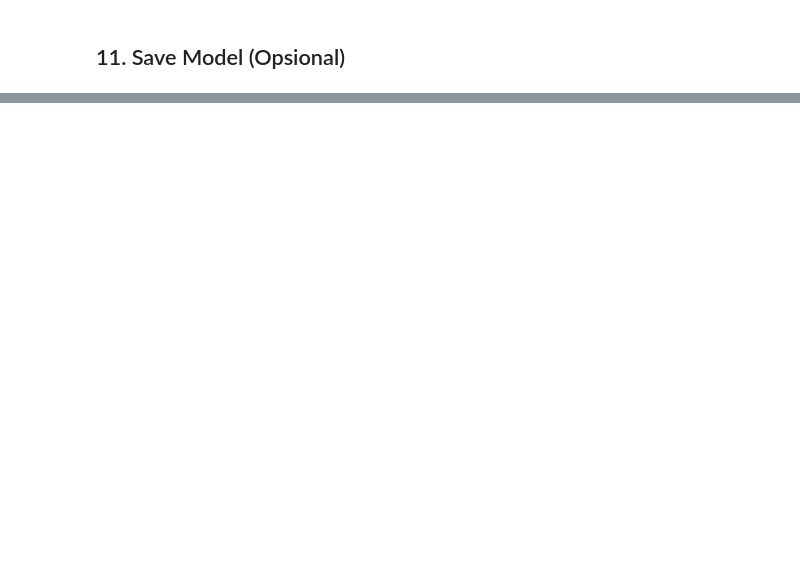
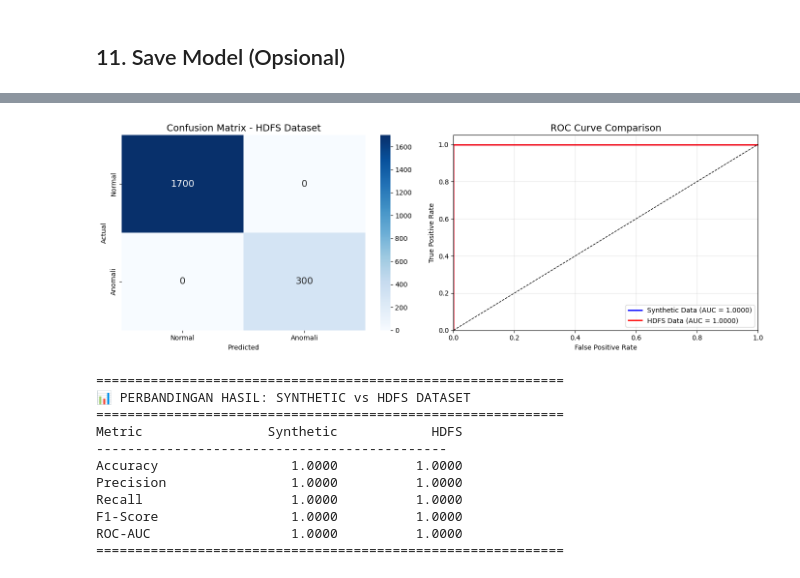
Before and after one commit to rehanalfarizu/-Deteksi-Anomali-Log-Sistem-Menggunakan-Model-Sequence-Berbasis-Deep-Learning, a Jupyter notebook: notebooks/Anomaly_Detection_Colab.ipynb, the cells around one changed output, grey strips where cells are left out. Drawn from its saved outputs; the diff is of its cells as text; code cells hidden in the pictures; blank space fills up the shorter version.

```diff
--- a/notebooks/Anomaly_Detection_Colab.ipynb
+++ b/notebooks/Anomaly_Detection_Colab.ipynb
@@ -704,0 +1051,19 @@ Model LSTM berhasil dilatih untuk mendeteksi anomali pada log sistem dengan hasi
+# %%
+# Generate HDFS Dataset
+hdfs_generator = HDFSLogGenerator(seed=42, anomaly_ratio=0.15)
+df_hdfs = hdfs_generator.generate_logs(num_logs=10000)
+
+print("\n" + "="*50)
+print("📊 STATISTIK DATASET HDFS")
+print("="*50)
+print(f"Total logs: {len(df_hdfs)}")
+print(f"Normal logs: {len(df_hdfs[df_hdfs['label'] == 0])} ({len(df_hdfs[df_hdfs['label'] == 0])/len(df_hdfs)*100:.1f}%)")
+print(f"Anomaly logs: {len(df_hdfs[df_hdfs['label'] == 1])} ({len(df_hdfs[df_hdfs['label'] == 1])/len(df_hdfs)*100:.1f}%)")
+
+print("\n📝 Sample HDFS Normal Logs:")
+for log in df_hdfs[df_hdfs['label'] == 0]['log_message'].head(3):
+    print(f"  🟢 {log[:90]}...")
+
+print("\n📝 Sample HDFS Anomaly Logs:")
+for log in df_hdfs[df_hdfs['label'] == 1]['log_message'].head(3):
+    print(f"  🔴 {log[:90]}...")
@@ -704,0 +1234,57 @@ Model LSTM berhasil dilatih untuk mendeteksi anomali pada log sistem dengan hasi
+# %%
+# ============================================
+# VISUALISASI PERBANDINGAN HASIL
+# ============================================
+
+# Confusion Matrix HDFS
+fig, axes = plt.subplots(1, 2, figsize=(14, 5))
+
+# CM HDFS
+cm_hdfs = confusion_matrix(y_test_hdfs, y_pred_hdfs)
+sns.heatmap(cm_hdfs, annot=True, fmt='d', cmap='Blues', ax=axes[0],
+            xticklabels=['Normal', 'Anomali'], yticklabels=['Normal', 'Anomali'],
+            annot_kws={'size': 14})
+axes[0].set_title('Confusion Matrix - HDFS Dataset', fontsize=14)
+axes[0].set_ylabel('Actual')
+axes[0].set_xlabel('Predicted')
+
+# ROC Curve Comparison
+axes[1].plot(fpr, tpr, 'b-', lw=2, label=f'Synthetic Data (AUC = {roc_auc:.4f})')
+axes[1].plot(fpr_hdfs, tpr_hdfs, 'r-', lw=2, label=f'HDFS Data (AUC = {roc_auc_hdfs:.4f})')
+axes[1].plot([0, 1], [0, 1], 'k--', lw=1)
+axes[1].set_xlim([0.0, 1.0])
+axes[1].set_ylim([0.0, 1.05])
+axes[1].set_xlabel('False Positive Rate')
+axes[1].set_ylabel('True Positive Rate')
+axes[1].set_title('ROC Curve Comparison', fontsize=14)
+axes[1].legend(loc='lower right')
+axes[1].grid(True, alpha=0.3)
+
+plt.tight_layout()
+plt.show()
+
+# Summary Table
+print("\n" + "="*60)
+print("📊 PERBANDINGAN HASIL: SYNTHETIC vs HDFS DATASET")
+print("="*60)
+print(f"{'Metric':<15} {'Synthetic':>15} {'HDFS':>15}")
+print("-"*45)
+print(f"{'Accuracy':<15} {accuracy:>15.4f} {acc_hdfs:>15.4f}")
+print(f"{'Precision':<15} {precision:>15.4f} {prec_hdfs:>15.4f}")
+print(f"{'Recall':<15} {recall:>15.4f} {rec_hdfs:>15.4f}")
+print(f"{'F1-Score':<15} {f1:>15.4f} {f1_hdfs:>15.4f}")
+print(f"{'ROC-AUC':<15} {roc_auc:>15.4f} {roc_auc_hdfs:>15.4f}")
+print("="*60)
+# %% [output]
+[figure, added]
+============================================================
+📊 PERBANDINGAN HASIL: SYNTHETIC vs HDFS DATASET
+============================================================
+Metric                Synthetic            HDFS
+---------------------------------------------
+Accuracy                 1.0000          1.0000
+Precision                1.0000          1.0000
+Recall                   1.0000          1.0000
+F1-Score                 1.0000          1.0000
+ROC-AUC                  1.0000          1.0000
+============================================================
```
Also changed, not shown: parts of 25 cells of this notebook, 13 other files.
